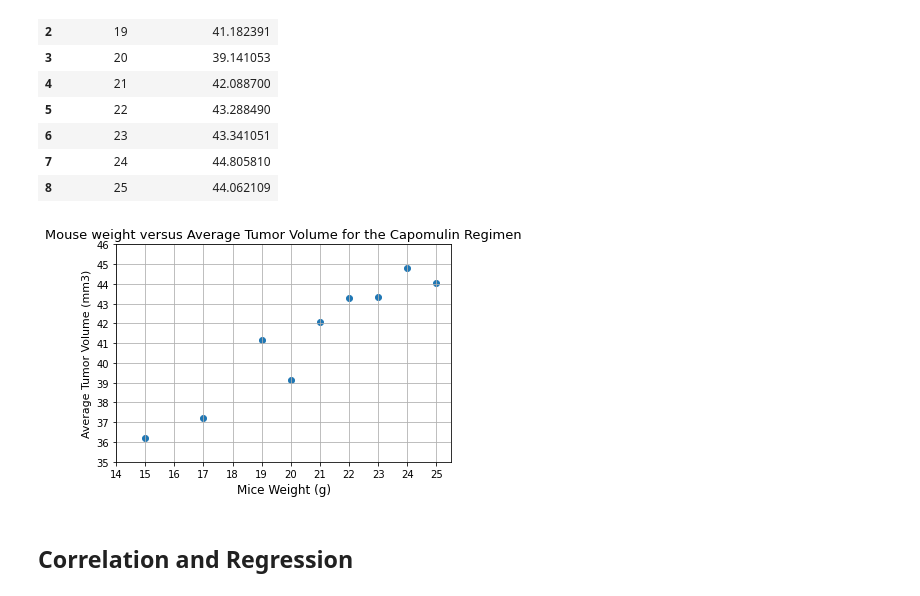
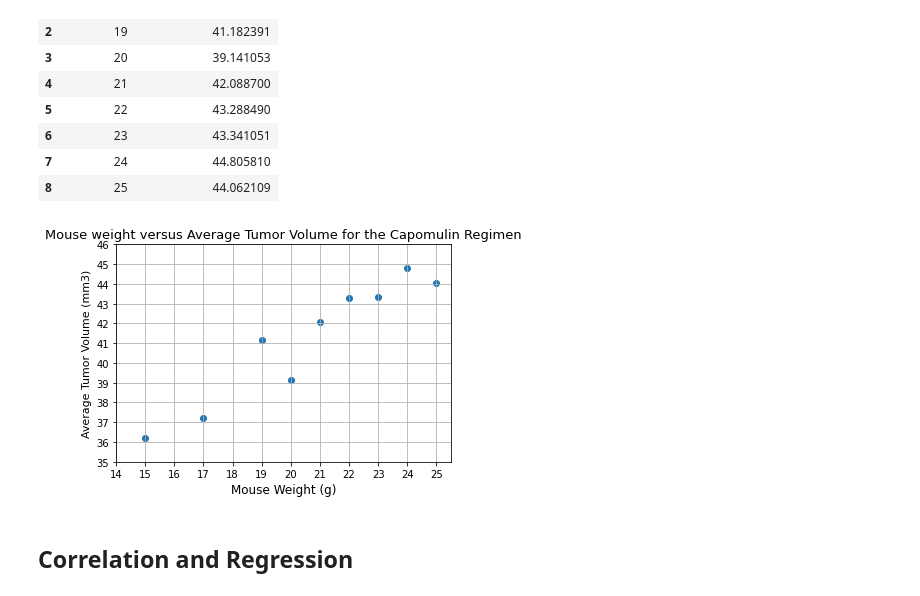
Before and after one commit to trezeget-1/Matplotlib_homework, a Jupyter notebook: 05-Matplotlib HWK/Pymaceuticals/pymaceuticals_starter.ipynb, the cells around one changed output. Drawn from its saved outputs; the diff is of its cells as text; code cells hidden in the pictures.

```diff
--- a/05-Matplotlib HWK/Pymaceuticals/pymaceuticals_starter.ipynb
+++ b/05-Matplotlib HWK/Pymaceuticals/pymaceuticals_starter.ipynb
@@ -450,17 +450,20 @@ capomulin_and_weight_data
 # %%
 # Generate a scatter plot of mouse weight versus average tumor volume for the Capomulin regimen
 
-plt.scatter(capomulin_and_weight_data["Weight (g)"],capomulin_and_weight_data["Tumor Volume (mm3)"])
+mouse_weight=capomulin_and_weight_data["Weight (g)"]
+tumor_volume=capomulin_and_weight_data["Tumor Volume (mm3)"]
+
+plt.scatter(mouse_weight,tumor_volume)
 plt.yticks(np.arange(35, 47, 1))
 plt.xticks(np.arange(14, 26, 1))
 plt.grid()
 
 plt.title("Mouse weight versus Average Tumor Volume for the Capomulin Regimen", fontsize=13)
-plt.xlabel('Mice Weight (g)',fontsize=12)
+plt.xlabel('Mouse Weight (g)',fontsize=12)
 plt.ylabel("Average Tumor Volume (mm3)", fontsize=11)
 
 plt.show()
 # %% [output]
-[figure, old version]
+[figure, new version]
 # %% [markdown]
 ## Correlation and Regression
```
Also changed, not shown: parts of 2 cells of this notebook.
